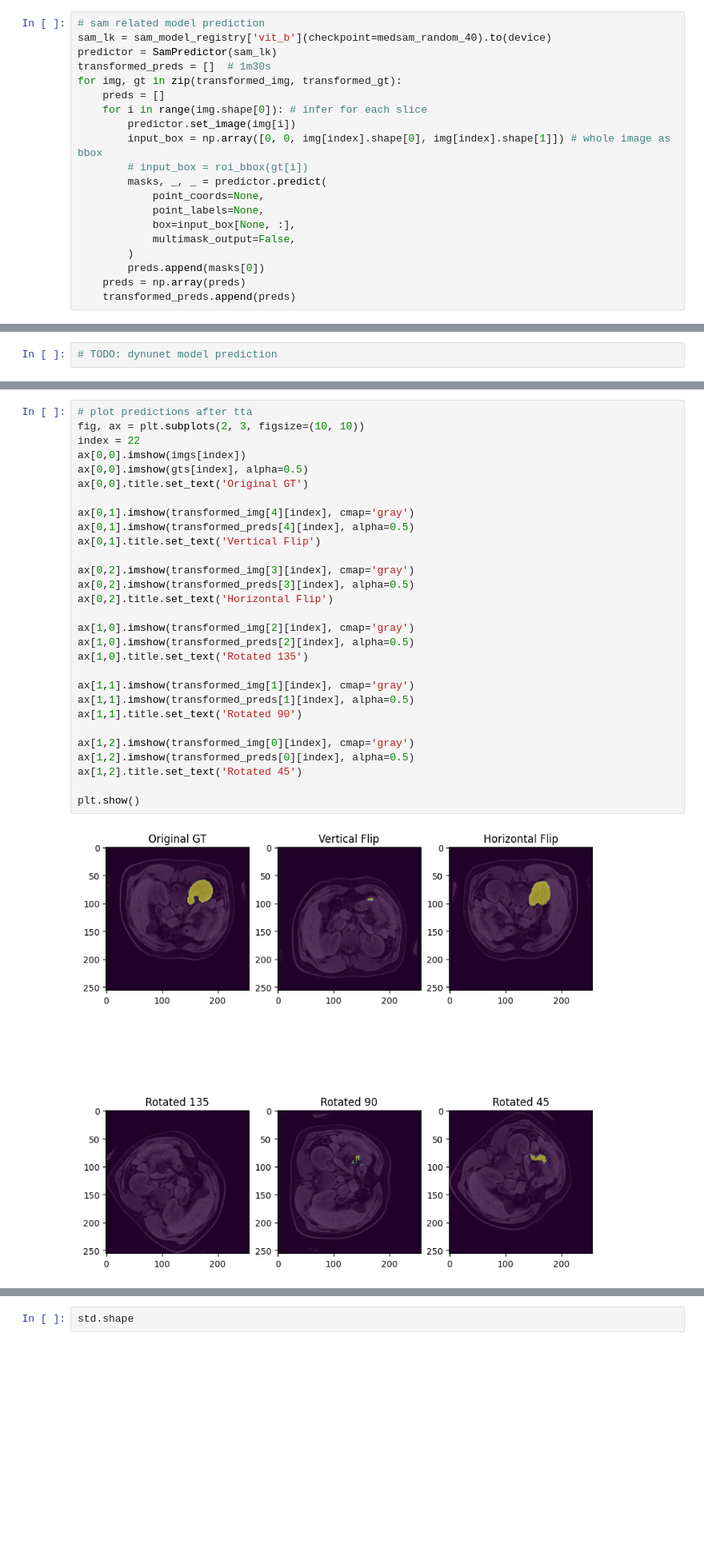
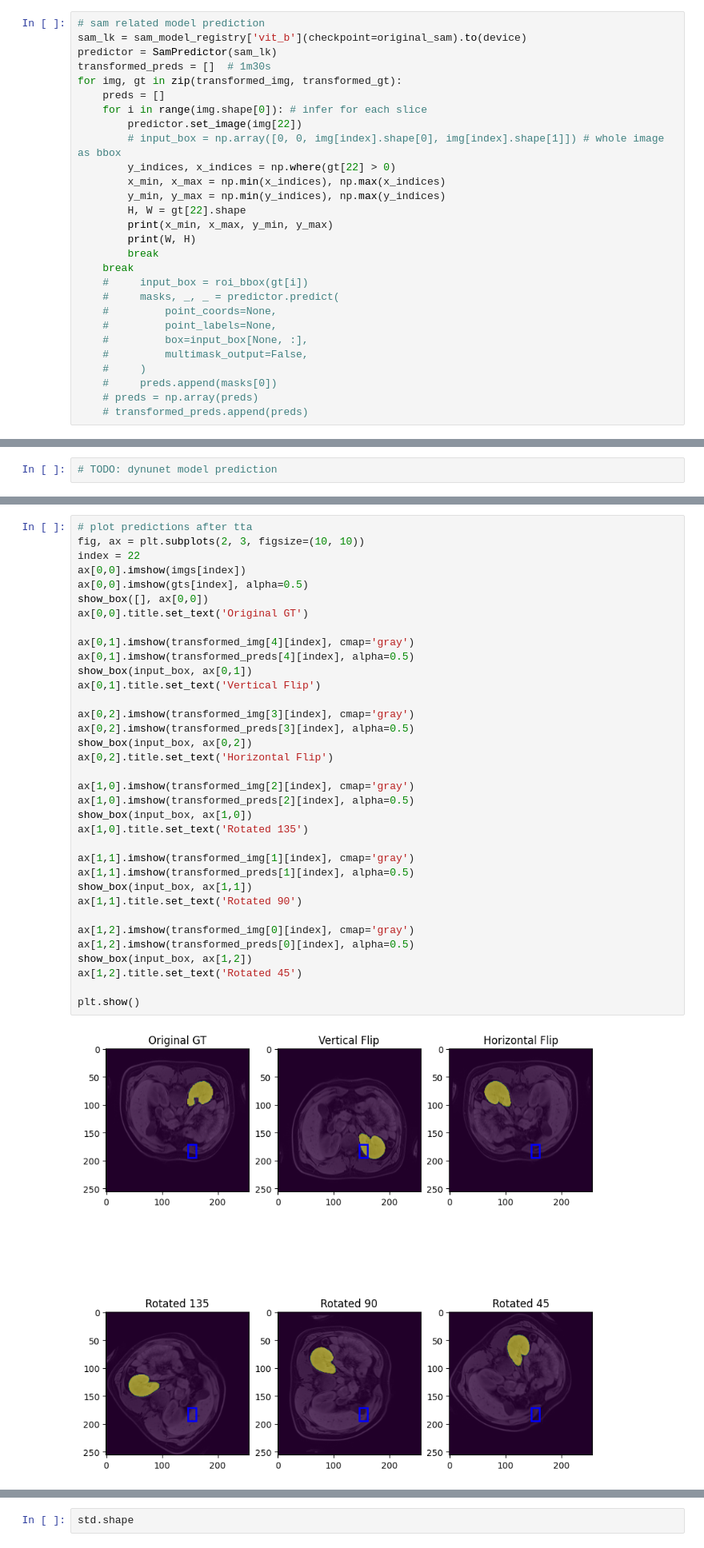
Before and after one commit to yexincheng/ALMRI, a Jupyter notebook: research_questions.ipynb, the cells around one changed output, grey strips where cells are left out. Shown at 80% size. Saved outputs shown, nothing was run; the diff lists cells and outputs as text; blank space fills up the shorter version.

```diff
--- a/research_questions.ipynb
+++ b/research_questions.ipynb
@@ -291,20 +327,28 @@ def roi_bbox(gt2D):
 # %%
 # sam related model prediction
-sam_lk = sam_model_registry['vit_b'](checkpoint=medsam_random_40).to(device)
+sam_lk = sam_model_registry['vit_b'](checkpoint=original_sam).to(device)
 predictor = SamPredictor(sam_lk)
 transformed_preds = []  # 1m30s
 for img, gt in zip(transformed_img, transformed_gt):
     preds = []
     for i in range(img.shape[0]): # infer for each slice
-        predictor.set_image(img[i])
-        input_box = np.array([0, 0, img[index].shape[0], img[index].shape[1]]) # whole image as bbox
-        # input_box = roi_bbox(gt[i])
-        masks, _, _ = predictor.predict(
-            point_coords=None,
-            point_labels=None,
-            box=input_box[None, :],
-            multimask_output=False,
-        )
-        preds.append(masks[0])
-    preds = np.array(preds)
-    transformed_preds.append(preds)
+        predictor.set_image(img[22])
+        # input_box = np.array([0, 0, img[index].shape[0], img[index].shape[1]]) # whole image as bbox
+        y_indices, x_indices = np.where(gt[22] > 0)
+        x_min, x_max = np.min(x_indices), np.max(x_indices)
+        y_min, y_max = np.min(y_indices), np.max(y_indices)
+        H, W = gt[22].shape
+        print(x_min, x_max, y_min, y_max)
+        print(W, H)
+        break
+    break
+    #     input_box = roi_bbox(gt[i])
+    #     masks, _, _ = predictor.predict(
+    #         point_coords=None,
+    #         point_labels=None,
+    #         box=input_box[None, :],
+    #         multimask_output=False,
+    #     )
+    #     preds.append(masks[0])
+    # preds = np.array(preds)
+    # transformed_preds.append(preds)
@@ -313,34 +364,40 @@ for img, gt in zip(transformed_img, transformed_gt):
 # %%
 # plot predictions after tta
 fig, ax = plt.subplots(2, 3, figsize=(10, 10))
 index = 22
 ax[0,0].imshow(imgs[index])
 ax[0,0].imshow(gts[index], alpha=0.5)
+show_box([], ax[0,0])
 ax[0,0].title.set_text('Original GT')
 
 ax[0,1].imshow(transformed_img[4][index], cmap='gray')
 ax[0,1].imshow(transformed_preds[4][index], alpha=0.5)
+show_box(input_box, ax[0,1])
 ax[0,1].title.set_text('Vertical Flip')
 
 ax[0,2].imshow(transformed_img[3][index], cmap='gray')
 ax[0,2].imshow(transformed_preds[3][index], alpha=0.5)
+show_box(input_box, ax[0,2])
 ax[0,2].title.set_text('Horizontal Flip')
 
 ax[1,0].imshow(transformed_img[2][index], cmap='gray')
 ax[1,0].imshow(transformed_preds[2][index], alpha=0.5)
+show_box(input_box, ax[1,0])
 ax[1,0].title.set_text('Rotated 135')
 
 ax[1,1].imshow(transformed_img[1][index], cmap='gray')
 ax[1,1].imshow(transformed_preds[1][index], alpha=0.5)
+show_box(input_box, ax[1,1])
 ax[1,1].title.set_text('Rotated 90')
 
 ax[1,2].imshow(transformed_img[0][index], cmap='gray')
 ax[1,2].imshow(transformed_preds[0][index], alpha=0.5)
+show_box(input_box, ax[1,2])
 ax[1,2].title.set_text('Rotated 45')
 
 plt.show()
 # %% [output]
-[figure, old version]
+[figure, new version]
 # %%
 transformed_preds_array = np.array(transformed_preds)
 print(transformed_preds_array.shape)
```
Also changed, not shown: parts of 13 cells of this notebook.
